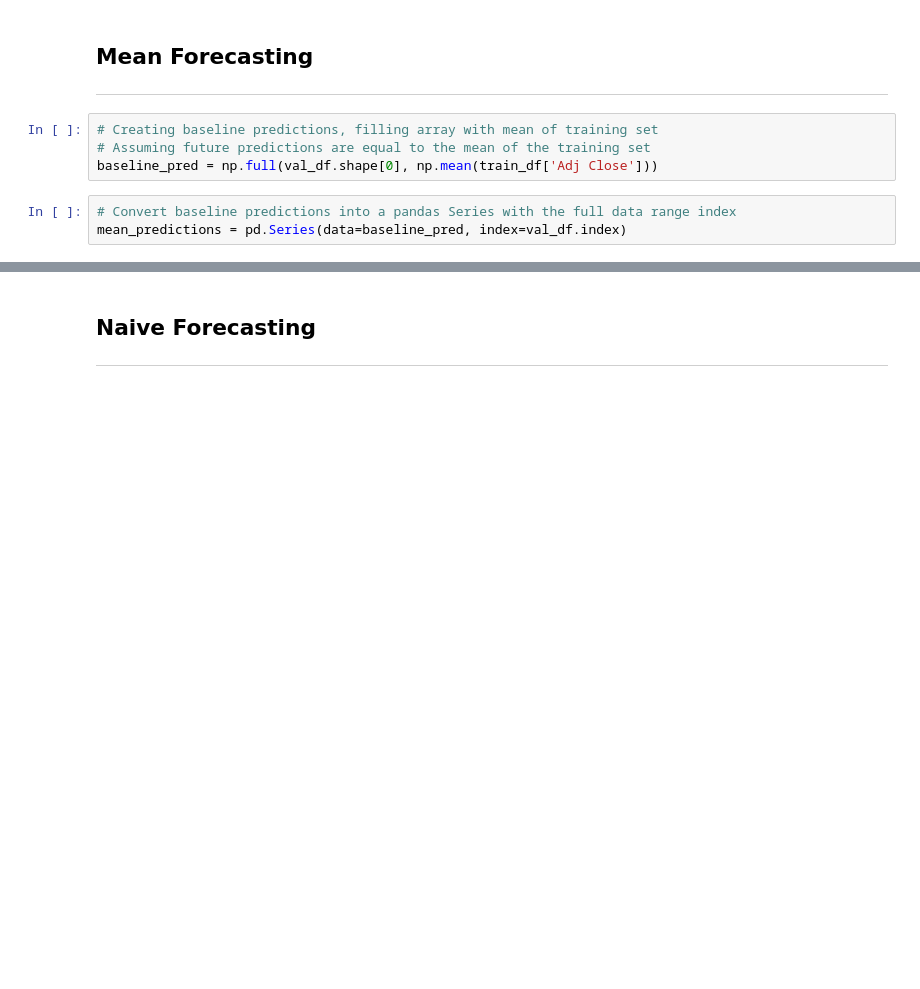
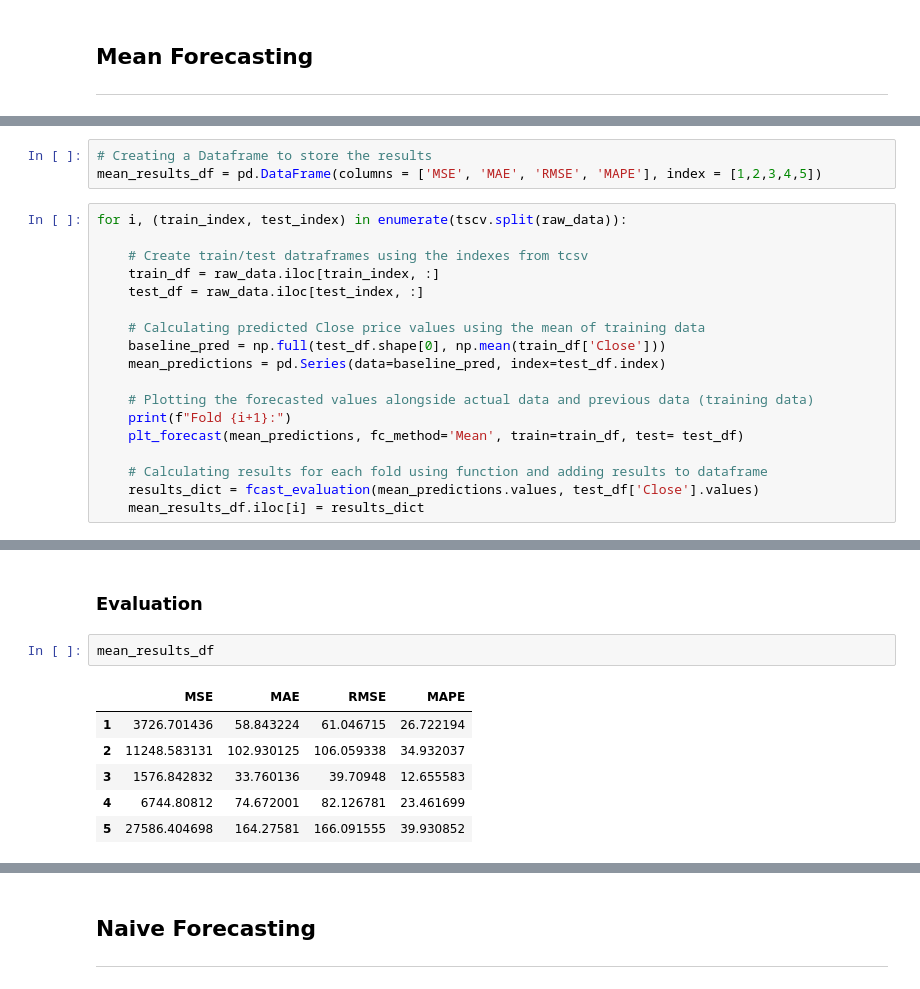
Before and after one commit to simrenbasra/timeseries, a Jupyter notebook: notebooks/02_forecasting_models/01-baseline-forecasting.ipynb, the cells around one changed output, grey strips where cells are left out. Drawn from its saved outputs; the diff is of its cells as text; blank space fills up the shorter version.

Commit message:
Refactoring baseline notebook

```diff
--- a/notebooks/02_forecasting_models/01-baseline-forecasting.ipynb
+++ b/notebooks/02_forecasting_models/01-baseline-forecasting.ipynb
@@ -143,10 +134,3 @@ train_df.to_csv('../../data/train_fcast.csv')
 # %% [markdown]
 ## Mean Forecasting
 ----
-# %%
-# Creating baseline predictions, filling array with mean of training set
-# Assuming future predictions are equal to the mean of the training set
-baseline_pred = np.full(val_df.shape[0], np.mean(train_df['Adj Close']))
-# %%
-# Convert baseline predictions into a pandas Series with the full data range index
-mean_predictions = pd.Series(data=baseline_pred, index=val_df.index)
@@ -159,0 +137,21 @@ Plot shows the baseline forecasting where the prediction for future values is th
+# %%
+# Creating a Dataframe to store the results
+mean_results_df = pd.DataFrame(columns = ['MSE', 'MAE', 'RMSE', 'MAPE'], index = [1,2,3,4,5])
+# %%
+for i, (train_index, test_index) in enumerate(tscv.split(raw_data)):
+
+    # Create train/test datraframes using the indexes from tcsv
+    train_df = raw_data.iloc[train_index, :]
+    test_df = raw_data.iloc[test_index, :]
+
+    # Calculating predicted Close price values using the mean of training data
+    baseline_pred = np.full(test_df.shape[0], np.mean(train_df['Close']))
+    mean_predictions = pd.Series(data=baseline_pred, index=test_df.index)
+
+    # Plotting the forecasted values alongside actual data and previous data (training data)
+    print(f"Fold {i+1}:")
+    plt_forecast(mean_predictions, fc_method='Mean', train=train_df, test= test_df)
+
+    # Calculating results for each fold using function and adding results to dataframe
+    results_dict = fcast_evaluation(mean_predictions.values, test_df['Close'].values)
+    mean_results_df.iloc[i] = results_dict
@@ -159,0 +171,11 @@ Plot shows the baseline forecasting where the prediction for future values is th
+# %% [markdown]
+### Evaluation
+# %%
+mean_results_df
+# %% [output]
+|  | MSE | MAE | RMSE | MAPE |
+| 1 | 3726.701436 | 58.843224 | 61.046715 | 26.722194 |
+| 2 | 11248.583131 | 102.930125 | 106.059338 | 34.932037 |
+| 3 | 1576.842832 | 33.760136 | 39.70948 | 12.655583 |
+| 4 | 6744.80812 | 74.672001 | 82.126781 | 23.461699 |
+| 5 | 27586.404698 | 164.27581 | 166.091555 | 39.930852 |
```
Also changed, not shown: parts of 64 cells of this notebook.
